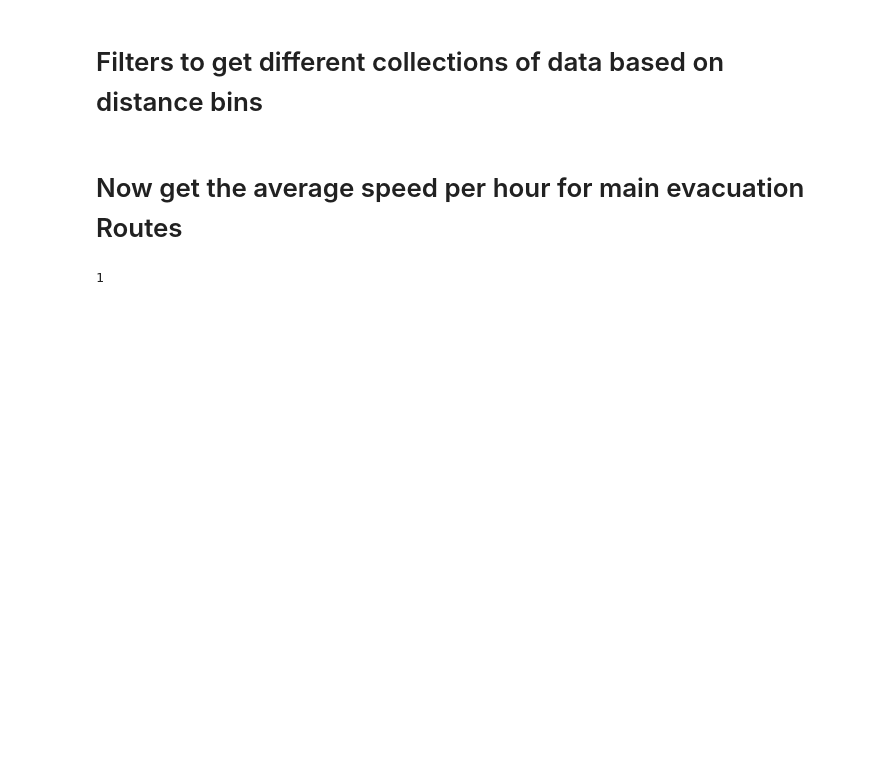
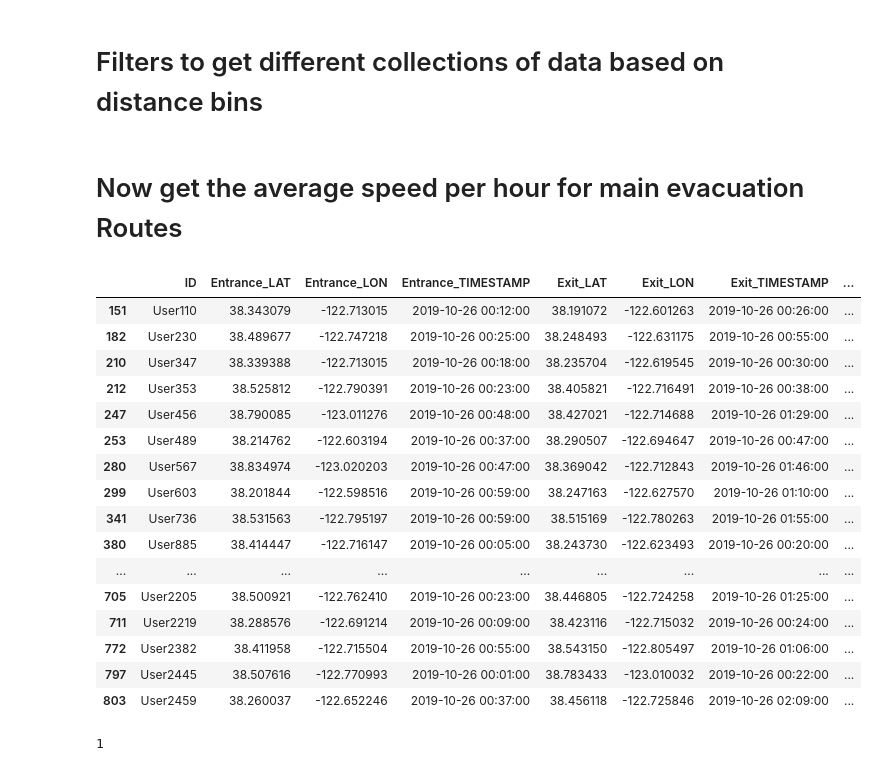
Before and after one commit to pfoytik/Highway-Routing-Data-Processing, a Jupyter notebook: ladris_travel_time_comparison.ipynb, the cells around one changed output. Saved outputs shown, nothing was run; the diff lists cells and outputs as text; code cells hidden in the pictures; blank space fills up the shorter version.

```diff
--- a/ladris_travel_time_comparison.ipynb
+++ b/ladris_travel_time_comparison.ipynb
@@ -1212,6 +1212,26 @@ for r in ranges:
             #avg_speed = 0
         speed_hw12_bins[r].append(avg_speed)
 #speed_hw12_avg_list
+# %%
+speed_hw101_bins['all'][0]
+# %% [output]
+|  | ID | Entrance_LAT | Entrance_LON | Entrance_TIMESTAMP | Exit_LAT | Exit_LON | Exit_TIMESTAMP | ... |
+| 151 | User110 | 38.343079 | -122.713015 | 2019-10-26 00:12:00 | 38.191072 | -122.601263 | 2019-10-26 00:26:00 | ... |
+| 182 | User230 | 38.489677 | -122.747218 | 2019-10-26 00:25:00 | 38.248493 | -122.631175 | 2019-10-26 00:55:00 | ... |
+| 210 | User347 | 38.339388 | -122.713015 | 2019-10-26 00:18:00 | 38.235704 | -122.619545 | 2019-10-26 00:30:00 | ... |
+| 212 | User353 | 38.525812 | -122.790391 | 2019-10-26 00:23:00 | 38.405821 | -122.716491 | 2019-10-26 00:38:00 | ... |
+| 247 | User456 | 38.790085 | -123.011276 | 2019-10-26 00:48:00 | 38.427021 | -122.714688 | 2019-10-26 01:29:00 | ... |
+| 253 | User489 | 38.214762 | -122.603194 | 2019-10-26 00:37:00 | 38.290507 | -122.694647 | 2019-10-26 00:47:00 | ... |
+| 280 | User567 | 38.834974 | -123.020203 | 2019-10-26 00:47:00 | 38.369042 | -122.712843 | 2019-10-26 01:46:00 | ... |
+| 299 | User603 | 38.201844 | -122.598516 | 2019-10-26 00:59:00 | 38.247163 | -122.627570 | 2019-10-26 01:10:00 | ... |
+| 341 | User736 | 38.531563 | -122.795197 | 2019-10-26 00:59:00 | 38.515169 | -122.780263 | 2019-10-26 01:55:00 | ... |
+| 380 | User885 | 38.414447 | -122.716147 | 2019-10-26 00:05:00 | 38.243730 | -122.623493 | 2019-10-26 00:20:00 | ... |
+| ... | ... | ... | ... | ... | ... | ... | ... | ... |
+| 705 | User2205 | 38.500921 | -122.762410 | 2019-10-26 00:23:00 | 38.446805 | -122.724258 | 2019-10-26 01:25:00 | ... |
+| 711 | User2219 | 38.288576 | -122.691214 | 2019-10-26 00:09:00 | 38.423116 | -122.715032 | 2019-10-26 00:24:00 | ... |
+| 772 | User2382 | 38.411958 | -122.715504 | 2019-10-26 00:55:00 | 38.543150 | -122.805497 | 2019-10-26 01:06:00 | ... |
+| 797 | User2445 | 38.507616 | -122.770993 | 2019-10-26 00:01:00 | 38.783433 | -123.010032 | 2019-10-26 00:22:00 | ... |
+| 803 | User2459 | 38.260037 | -122.652246 | 2019-10-26 00:37:00 | 38.456118 | -122.725846 | 2019-10-26 02:09:00 | ... |
 # %%
 ### For 101 25% is under 5 miles, 50% is 5-10 miles, 75% is 10-15 miles, max is 15+ miles
 ### For 116 25% is under 3 miles, 50% is 3-10 miles, 75% is 5-10 miles, max is 5+ miles
```
Also changed, not shown: parts of 7 cells of this notebook.
